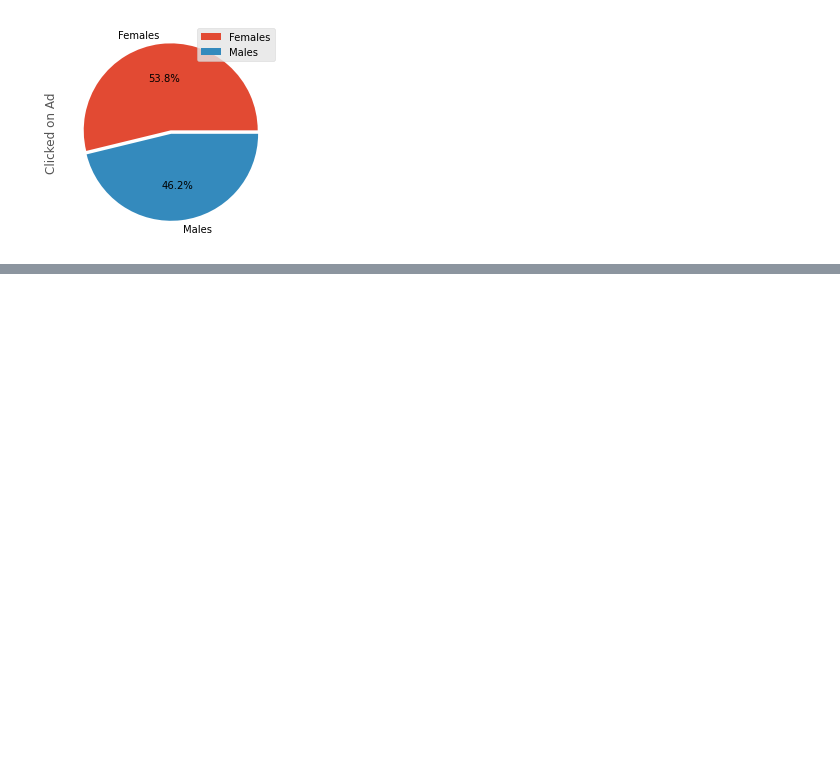
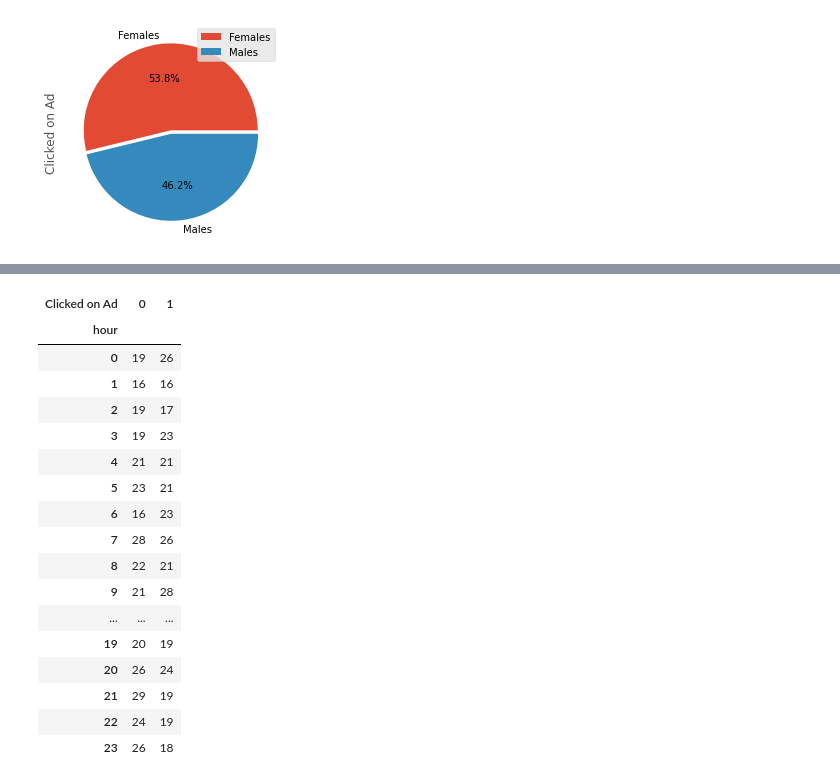
Before and after one commit to Wisal-Mukhtiar/Predicting-User-Adclick-using-LogisticRegression, a Jupyter notebook: notebook.ipynb, the cells around one changed output, grey strips where cells are left out. Saved outputs shown, nothing was run; the diff lists cells and outputs as text; code cells hidden in the pictures; blank space fills up the shorter version.

Commit message:
The Timestamp col analysis

```diff
--- a/notebook.ipynb
+++ b/notebook.ipynb
@@ -143,0 +144,8 @@ plt.show()
+# %%
+df['Timestamp'] = pd.to_datetime(df['Timestamp'])
+# %%
+#creating a temperory dataframe
+temp = df.copy(deep=True)
+# %%
+temp['weekday'] = df['Timestamp'].dt.dayofweek
+pd.crosstab(temp['weekday'],df['Clicked on Ad'])
@@ -143,0 +162,22 @@ plt.show()
+# %%
+temp['hour'] = df['Timestamp'].dt.hour
+pd.crosstab(temp['hour'],temp['Clicked on Ad'])
+# %% [output]
+| Clicked on Ad | 0 | 1 |
+| hour |  |  |
+| 0 | 19 | 26 |
+| 1 | 16 | 16 |
+| 2 | 19 | 17 |
+| 3 | 19 | 23 |
+| 4 | 21 | 21 |
+| 5 | 23 | 21 |
+| 6 | 16 | 23 |
+| 7 | 28 | 26 |
+| 8 | 22 | 21 |
+| 9 | 21 | 28 |
+| ... | ... | ... |
+| 19 | 20 | 19 |
+| 20 | 26 | 24 |
+| 21 | 29 | 19 |
+| 22 | 24 | 19 |
+| 23 | 26 | 18 |
```
Also changed, not shown: parts of 3 cells of this notebook.
